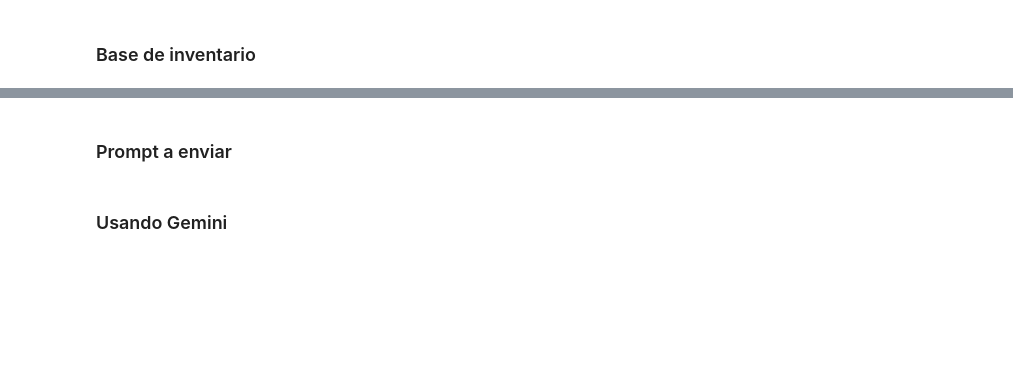
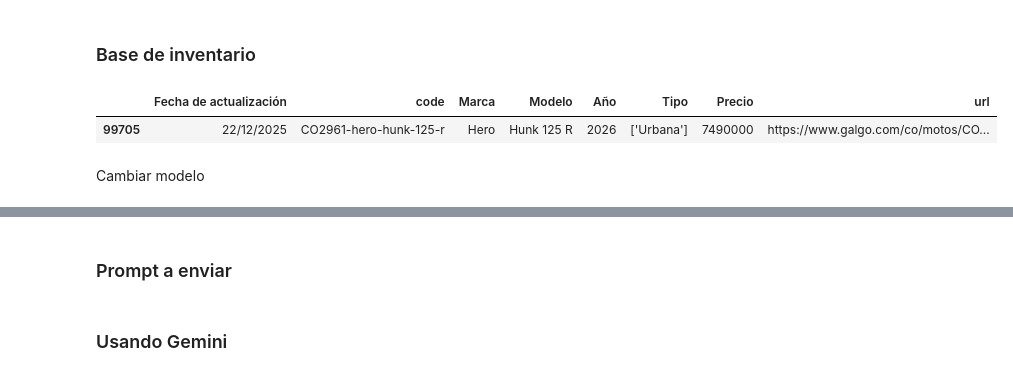
Before and after one commit to jeantp-galgo/knowledge_base_creator, a Jupyter notebook: src/notebooks/app.ipynb, the cells around one changed output, grey strips where cells are left out. Drawn from its saved outputs; the diff is of its cells as text; code cells hidden in the pictures; blank space fills up the shorter version.

```diff
--- a/src/notebooks/app.ipynb
+++ b/src/notebooks/app.ipynb
@@ -85,3 +35,10 @@ df_columnas_finales = df_desduplicadas[columnas_finales]
+# %%
+df_columnas_finales[df_columnas_finales["code"] == "CO2961-hero-hunk-125-r"]
+# %% [output]
+|  | Fecha de actualización | code | Marca | Modelo | Año | Tipo | Precio | url |
+| 99705 | 22/12/2025 | CO2961-hero-hunk-125-r | Hero | Hunk 125 R | 2026 | ['Urbana'] | 7490000 | https://www.galgo.com/co/motos/CO... |
+# %% [markdown]
+Cambiar modelo
 # %%
 df_modelo = df_columnas_finales[df_columnas_finales["code"] == "CO2961-hero-hunk-125-r"]
 # %%
```
Also changed, not shown: parts of 30 cells of this notebook.
